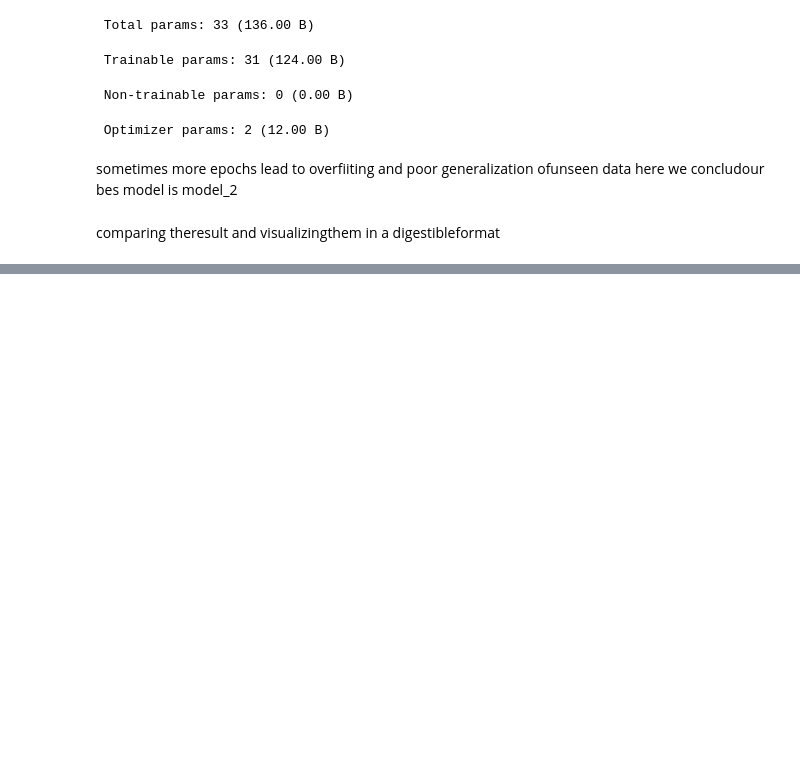
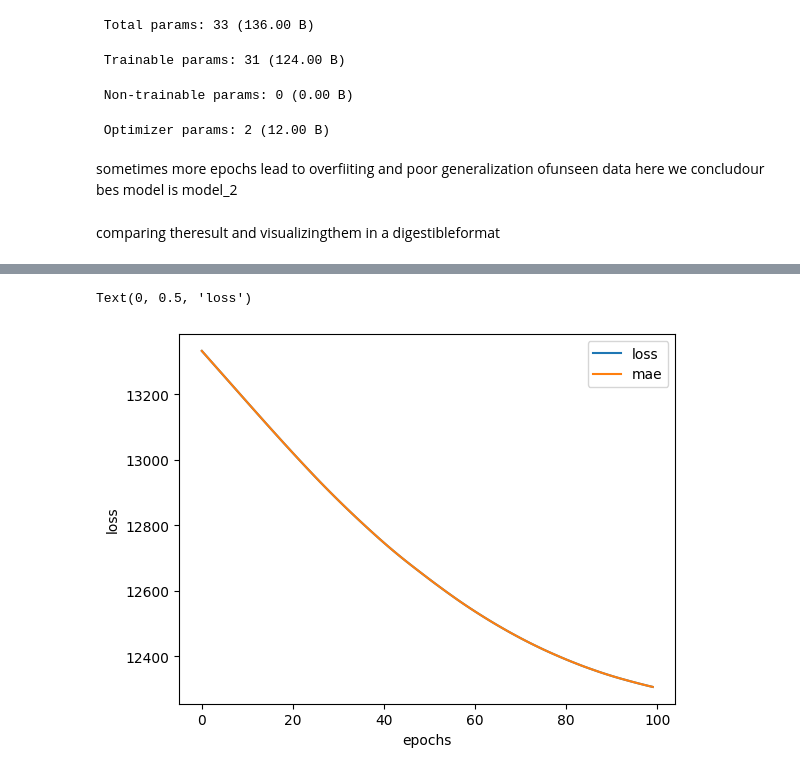
Before and after one commit to mohdabuzaransari9/tensorflow, a Jupyter notebook: file2_neural_network.ipynb, the cells around one changed output, grey strips where cells are left out. Cells and saved outputs as stored; diff of their text form; code cells hidden in the pictures; blank space fills up the shorter version.

```diff
--- a/file2_neural_network.ipynb
+++ b/file2_neural_network.ipynb
@@ -993,0 +1182,2 @@ df
+# %%
+insurance=insurance.replace({True:1,False:0})
@@ -993,0 +1193,6 @@ df
+# %%
+x=insurance.drop('charges',axis=1)
+y=insurance["charges"]
+# %%
+from sklearn.model_selection import train_test_split
+x_train,x_test,y_train,y_test=train_test_split(x,y,test_size=0.20,random_state=42)
@@ -993,0 +1226,17 @@ df
+# %%
+#creatingmodel
+
+insurance_model=tf.keras.Sequential([
+
+    tf.keras.layers.Dense(1)
+
+])
+
+#compile the model
+insurance_model.compile(
+    loss=tf.keras.losses.mae,
+    optimizer=tf.keras.optimizers.SGD(),
+    metrics=["mae"]
+)
+#fit the model
+history=insurance_model.fit(tf.expand_dims(x_train,axis=-1),y_train,epochs=100)
@@ -993,0 +1266,8 @@ df
+# %%
+pd.DataFrame(history.history).plot()
+import matplotlib.pyplot as plt
+plt.xlabel('epochs')
+plt.ylabel('loss')
+# %% [output]
+Text(0, 0.5, 'loss')
+[figure, added]
```
Also changed, not shown: parts of 85 cells of this notebook.
